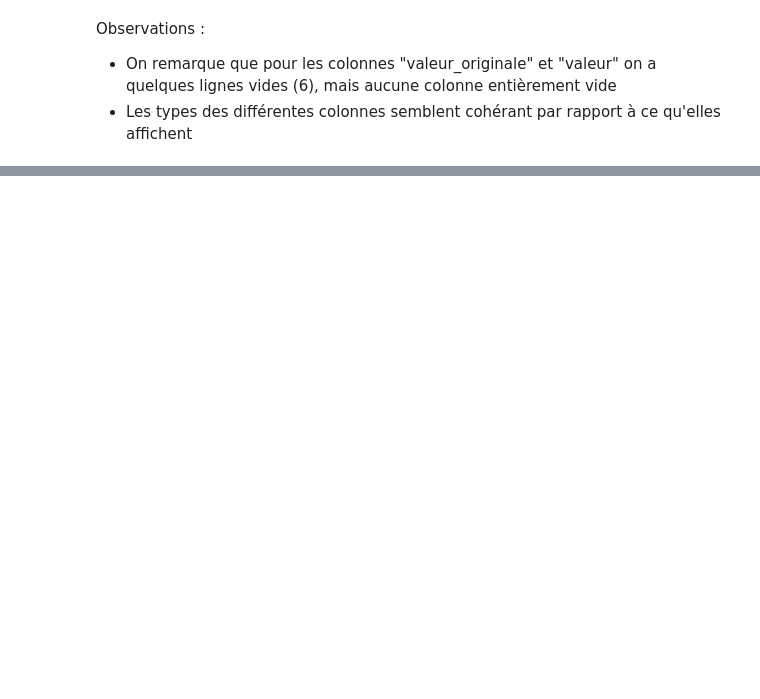
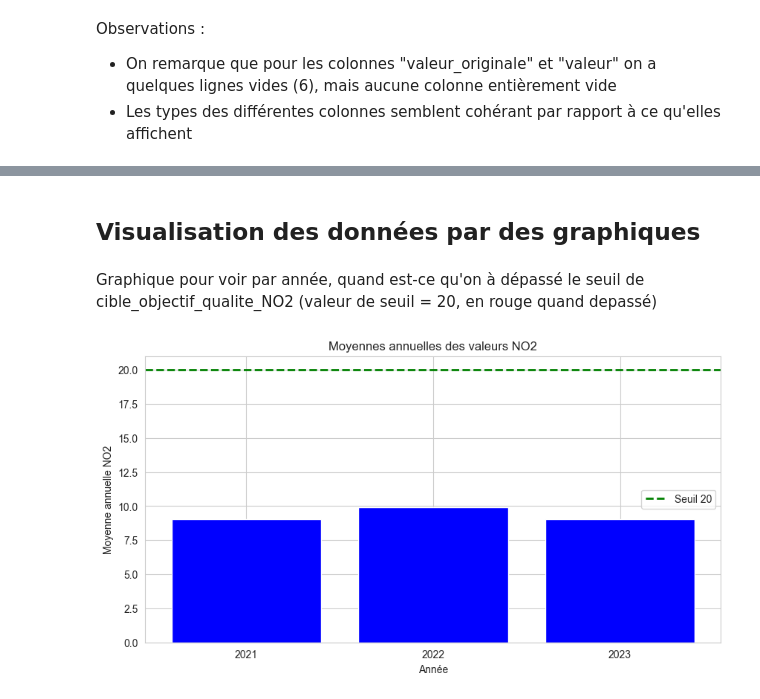
Before and after one commit to K4nen/AirPL, a Jupyter notebook: NO2.ipynb, the cells around one changed output, grey strips where cells are left out. Cells and saved outputs as stored; diff of their text form; code cells hidden in the pictures; blank space fills up the shorter version.

Commit message:
Ajout des graphiques en barre pour NO2 et PM10

```diff
--- a/NO2.ipynb
+++ b/NO2.ipynb
@@ -130,0 +271,17 @@ Observations :
+# %%
+# Convertir les colonnes de date en format datetime
+dfNO2['date_heure_tu'] = pd.to_datetime(dfNO2['date_heure_tu'])
+
+# Ajouter des colonnes de comparaison avec les seuils (variable cible)
+dfNO2['cible_objectif_qualite_NO2'] = (dfNO2['valeur'] > OBJECTIF_QUALITE_NO2).astype(int)
+dfNO2['cible_valeur_limite_protection_sante_humaine_NO2'] = (dfNO2['valeur'] > VALEUR_LIMITE_PROTECTION_SANTE_HUMAINE_NO2).astype(int)
+dfNO2['cible_niveau_critique_protection_vegetation_NO2'] = (dfNO2['valeur'] > NIVEAU_CRITIQUE_PROTECTION_VEGETATION_NO2).astype(int)
+dfNO2['cible_objectif_qualite_NO2_mensuel'] = (dfNO2['valeur'] > OBJECTIF_QUALITE_NO2_MENSUEL).astype(int)
+dfNO2['cible_valeur_limite_protection_sante_humaine_NO2_mensuel'] = (dfNO2['valeur'] > VALEUR_LIMITE_PROTECTION_SANTE_HUMAINE_NO2_MENSUEL).astype(int)
+dfNO2['cible_niveau_critique_protection_vegetation_NO2_mensuel'] = (dfNO2['valeur'] > NIVEAU_CRITIQUE_PROTECTION_VEGETATION_NO2_MENSUEL).astype(int)
+
+# Afficher les premières lignes du DataFrame avec les nouvelles colonnes de comparaison
+print(dfNO2.head())
+
+# Sauvegarder le DataFrame avec les nouvelles colonnes de comparaison
+dfNO2.to_pickle('PM10_with_comparison.pkl')
@@ -130,0 +332,25 @@ Observations :
+# %% [markdown]
+## Visualisation des données par des graphiques
+# %% [markdown]
+Graphique pour voir par année, quand est-ce qu'on à dépassé le seuil de cible_objectif_qualite_NO2 (valeur de seuil = 20, en rouge quand depassé)
+# %%
+# Grouper les données par année
+dfNO2['année'] = dfNO2['date_heure_tu'].dt.year
+annual_means_NO2 = dfNO2.groupby('année')['valeur'].mean().reset_index()
+
+# Créer la colonne indiquant si la moyenne annuelle dépasse le seuil
+annual_means_NO2['depasse_seuil'] = (annual_means_NO2['valeur'] > OBJECTIF_QUALITE_NO2).astype(int)
+
+# Créer le diagramme en bâtons
+plt.figure(figsize=(10, 5))
+colors = ['red' if x == 1 else 'blue' for x in annual_means_NO2['depasse_seuil']]
+plt.bar(annual_means_NO2['année'], annual_means_NO2['valeur'], color=colors)
+plt.axhline(y=OBJECTIF_QUALITE_NO2, color='green', linestyle='--', linewidth=2, label=f'Seuil {OBJECTIF_QUALITE_NO2}')
+plt.xlabel('Année')
+plt.ylabel('Moyenne annuelle NO2')
+plt.title('Moyennes annuelles des valeurs NO2')
+plt.xticks(annual_means_NO2['année'])
+plt.legend()
+plt.show()
+# %% [output]
+[figure, added]
```
Also changed, not shown: parts of 33 cells of this notebook, 4 other files.
